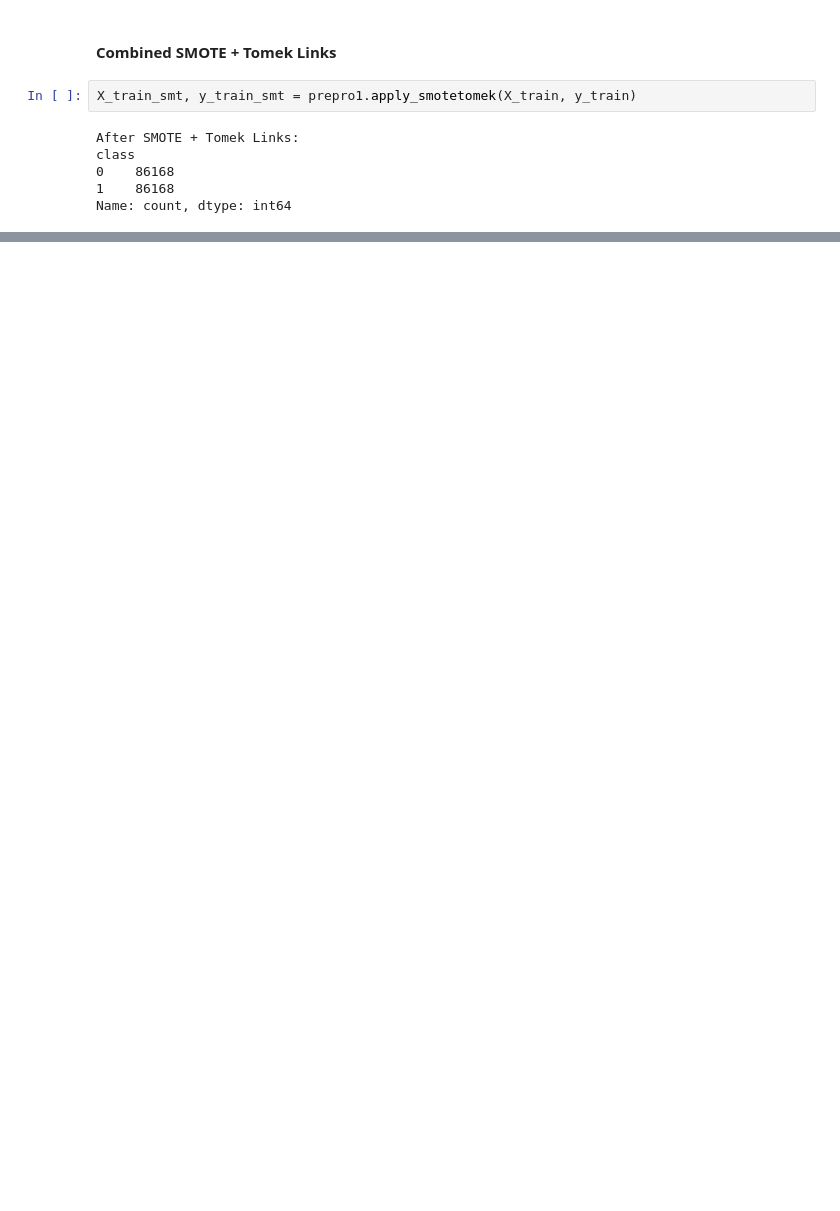
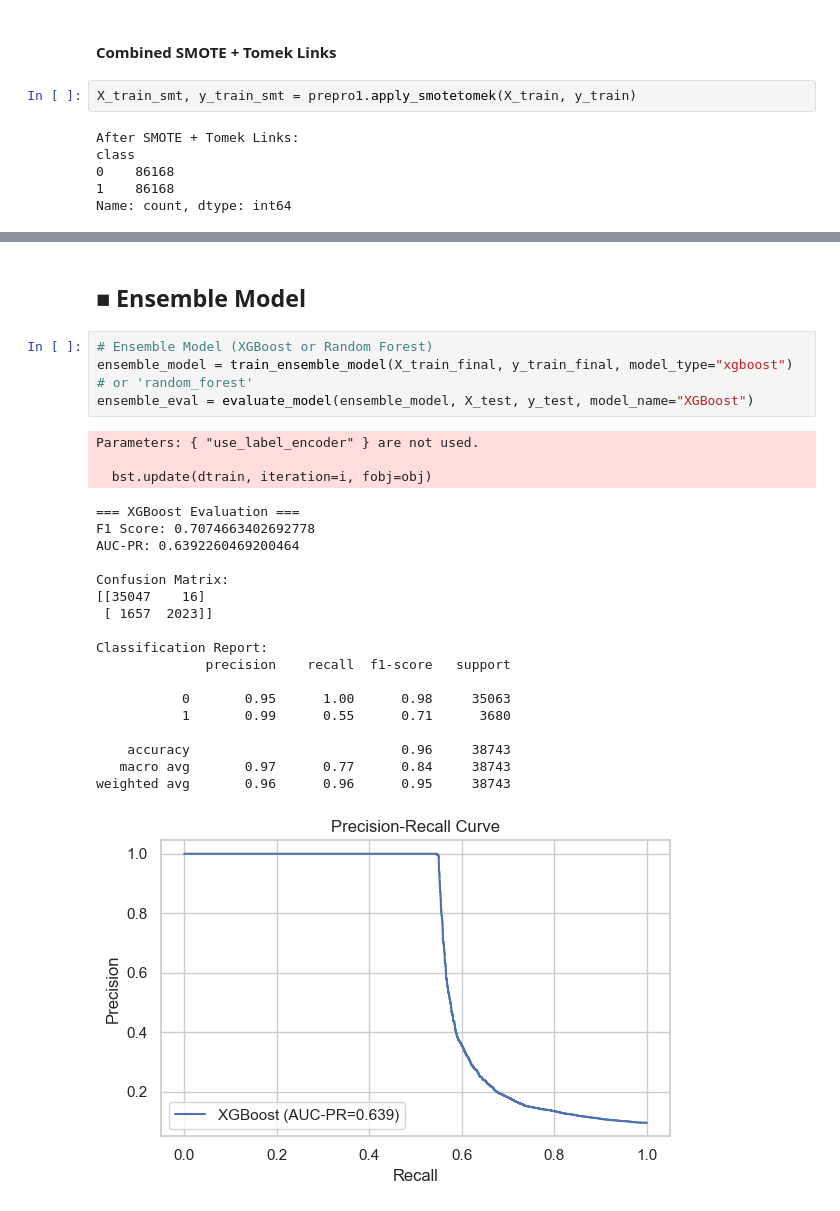
Before and after one commit to mubarek4566/Fraud-Detection-Ecommerce-Banking, a Jupyter notebook: notebooks/main.ipynb, the cells around one changed output, grey strips where cells are left out. Saved outputs shown, nothing was run; the diff lists cells and outputs as text; blank space fills up the shorter version.

```diff
--- a/notebooks/main.ipynb
+++ b/notebooks/main.ipynb
@@ -526,0 +559,28 @@ Name: count, dtype: int64
+# %% [markdown]
+## ■	Ensemble Model
+# %%
+# Ensemble Model (XGBoost or Random Forest)
+ensemble_model = train_ensemble_model(X_train_final, y_train_final, model_type="xgboost")  # or 'random_forest'
+ensemble_eval = evaluate_model(ensemble_model, X_test, y_test, model_name="XGBoost")
+# %% [output]
+Parameters: { "use_label_encoder" } are not used.
+
+  bst.update(dtrain, iteration=i, fobj=obj)
+=== XGBoost Evaluation ===
+F1 Score: 0.7074663402692778
+AUC-PR: 0.6392260469200464
+
+Confusion Matrix:
+[[35047    16]
+ [ 1657  2023]]
+
+Classification Report:
+              precision    recall  f1-score   support
+
+           0       0.95      1.00      0.98     35063
+           1       0.99      0.55      0.71      3680
+
+    accuracy                           0.96     38743
+   macro avg       0.97      0.77      0.84     38743
+weighted avg       0.96      0.96      0.95     38743
+[figure, added]
```
Also changed, not shown: parts of 8 cells of this notebook, 1 other file.
